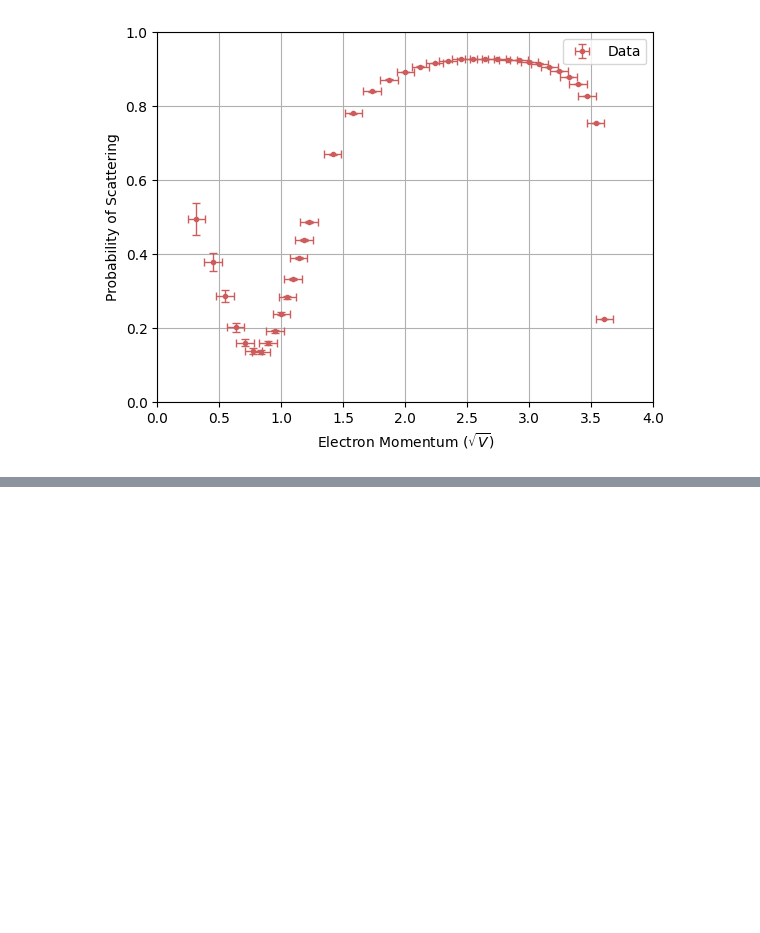
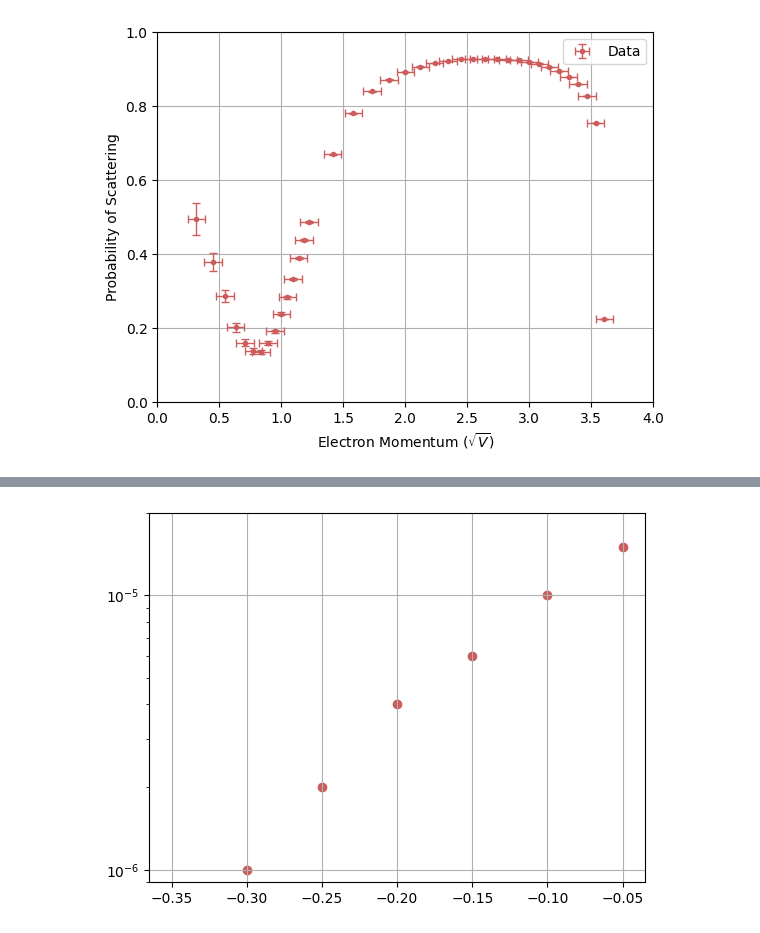
Before and after one commit to daraghhollman/UCD_PASS_Labs, a Jupyter notebook: RamsauerTownsend/Python/ramsauer.ipynb, the cells around one changed output, grey strips where cells are left out. Cells and saved outputs as stored; diff of their text form; code cells hidden in the pictures; blank space fills up the shorter version.

```diff
--- a/RamsauerTownsend/Python/ramsauer.ipynb
+++ b/RamsauerTownsend/Python/ramsauer.ipynb
@@ -156,0 +180,13 @@ Text(0, 0.5, 'Scattering Cross-Section')
+# %%
+extensionData = LoadFile(rootPath + r"/extensionsData.txt")
+reversePolarityAccelerationVoltage = extensionData[:,0]
+reversePolarityShieldVoltage = [el/1000 for el in extensionData[:,1]]
+
+reversePolarityShieldCurrent = [Current(voltage, 100) for voltage in reversePolarityShieldVoltage]
+# %%
+plt.scatter(reversePolarityAccelerationVoltage, reversePolarityShieldCurrent)
+plt.yscale("log")
+plt.ylim(0.9e-6, 0.2e-4)
+plt.grid()
+# %% [output]
+[figure, added]
```
Also changed, not shown: parts of 7 cells of this notebook, 1 other file.
